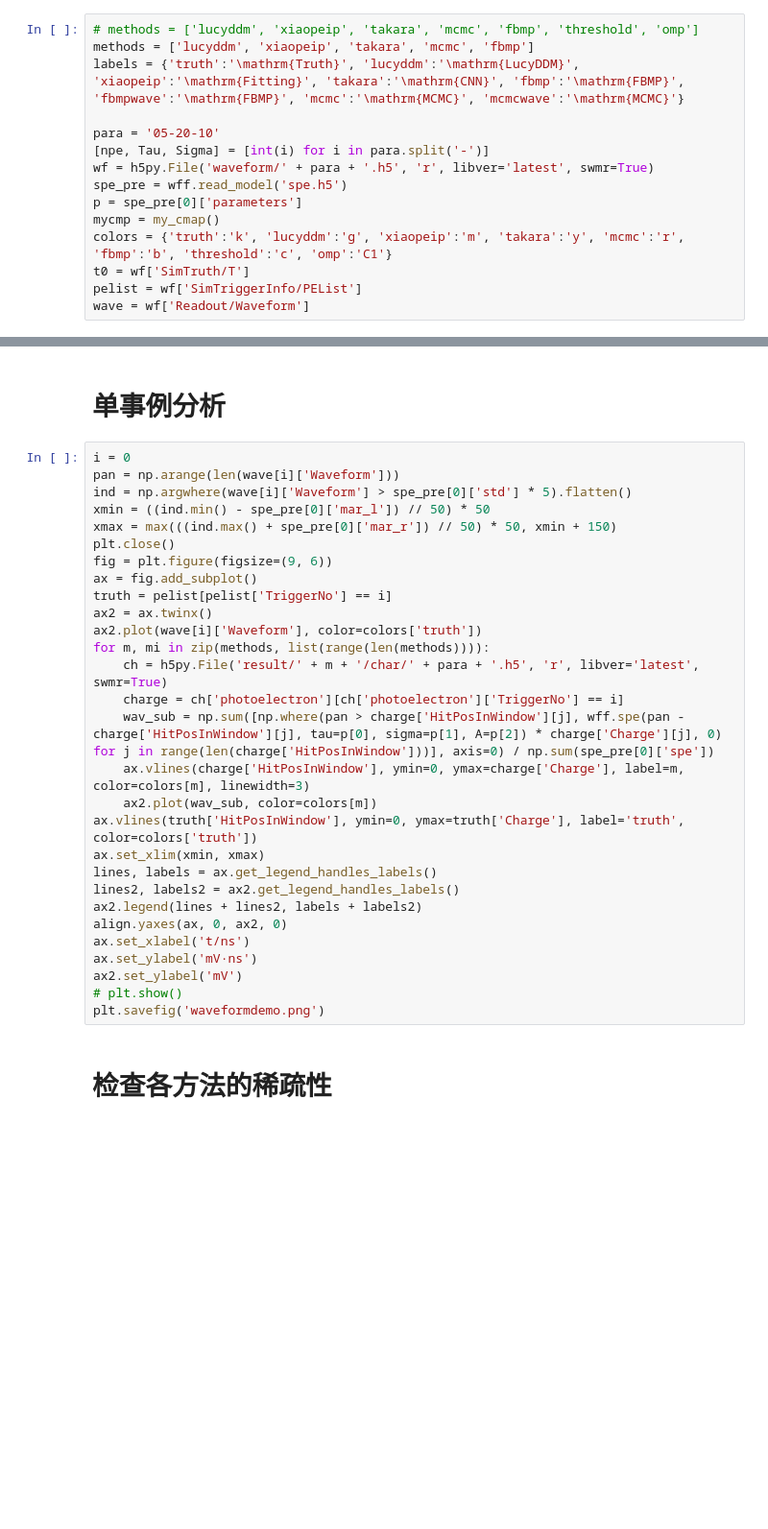
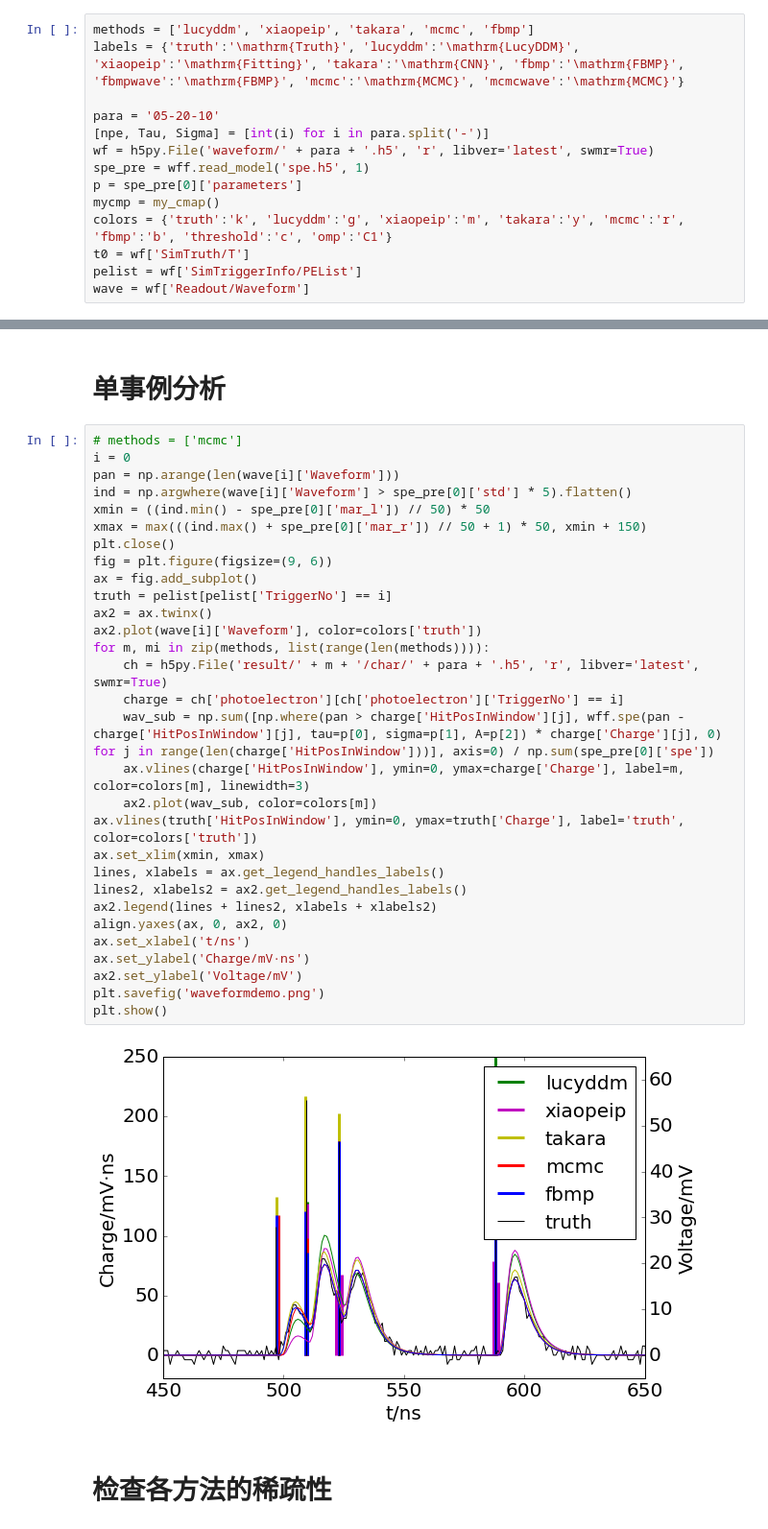
Before and after one commit to heroxbd/waveform-analysis, a Jupyter notebook: check.ipynb, the cells around one changed output, grey strips where cells are left out. Shown at 96% size. Drawn from its saved outputs; the diff is of its cells as text; blank space fills up the shorter version.

```diff
--- a/check.ipynb
+++ b/check.ipynb
@@ -37,14 +37,13 @@ def my_cmap():
 # %% [markdown]
 # 模拟中的时间分布
 # %%
-# methods = ['lucyddm', 'xiaopeip', 'takara', 'mcmc', 'fbmp', 'threshold', 'omp']
 methods = ['lucyddm', 'xiaopeip', 'takara', 'mcmc', 'fbmp']
 labels = {'truth':'\mathrm{Truth}', 'lucyddm':'\mathrm{LucyDDM}', 'xiaopeip':'\mathrm{Fitting}', 'takara':'\mathrm{CNN}', 'fbmp':'\mathrm{FBMP}', 'fbmpwave':'\mathrm{FBMP}', 'mcmc':'\mathrm{MCMC}', 'mcmcwave':'\mathrm{MCMC}'}
 
 para = '05-20-10'
 [npe, Tau, Sigma] = [int(i) for i in para.split('-')]
 wf = h5py.File('waveform/' + para + '.h5', 'r', libver='latest', swmr=True)
-spe_pre = wff.read_model('spe.h5')
+spe_pre = wff.read_model('spe.h5', 1)
 p = spe_pre[0]['parameters']
 mycmp = my_cmap()
 colors = {'truth':'k', 'lucyddm':'g', 'xiaopeip':'m', 'takara':'y', 'mcmc':'r', 'fbmp':'b', 'threshold':'c', 'omp':'C1'}
@@ -118,34 +126,37 @@ plt.show()
 # %% [markdown]
 # 单事例分析
 # %%
+# methods = ['mcmc']
 i = 0
 pan = np.arange(len(wave[i]['Waveform']))
 ind = np.argwhere(wave[i]['Waveform'] > spe_pre[0]['std'] * 5).flatten()
 xmin = ((ind.min() - spe_pre[0]['mar_l']) // 50) * 50
-xmax = max(((ind.max() + spe_pre[0]['mar_r']) // 50) * 50, xmin + 150)
+xmax = max(((ind.max() + spe_pre[0]['mar_r']) // 50 + 1) * 50, xmin + 150)
 plt.close()
 fig = plt.figure(figsize=(9, 6))
 ax = fig.add_subplot()
 truth = pelist[pelist['TriggerNo'] == i]
 ax2 = ax.twinx()
 ax2.plot(wave[i]['Waveform'], color=colors['truth'])
 for m, mi in zip(methods, list(range(len(methods)))):
     ch = h5py.File('result/' + m + '/char/' + para + '.h5', 'r', libver='latest', swmr=True)
     charge = ch['photoelectron'][ch['photoelectron']['TriggerNo'] == i]
     wav_sub = np.sum([np.where(pan > charge['HitPosInWindow'][j], wff.spe(pan - charge['HitPosInWindow'][j], tau=p[0], sigma=p[1], A=p[2]) * charge['Charge'][j], 0) for j in range(len(charge['HitPosInWindow']))], axis=0) / np.sum(spe_pre[0]['spe'])
     ax.vlines(charge['HitPosInWindow'], ymin=0, ymax=charge['Charge'], label=m, color=colors[m], linewidth=3)
     ax2.plot(wav_sub, color=colors[m])
 ax.vlines(truth['HitPosInWindow'], ymin=0, ymax=truth['Charge'], label='truth', color=colors['truth'])
 ax.set_xlim(xmin, xmax)
-lines, labels = ax.get_legend_handles_labels()
-lines2, labels2 = ax2.get_legend_handles_labels()
-ax2.legend(lines + lines2, labels + labels2)
+lines, xlabels = ax.get_legend_handles_labels()
+lines2, xlabels2 = ax2.get_legend_handles_labels()
+ax2.legend(lines + lines2, xlabels + xlabels2)
 align.yaxes(ax, 0, ax2, 0)
 ax.set_xlabel('t/ns')
-ax.set_ylabel('mV·ns')
-ax2.set_ylabel('mV')
-# plt.show()
+ax.set_ylabel('Charge/mV·ns')
+ax2.set_ylabel('Voltage/mV')
 plt.savefig('waveformdemo.png')
+plt.show()
+# %% [output]
+[figure, added]
 # %% [markdown]
 # 检查各方法的稀疏性
 # %%
```
Also changed, not shown: parts of 9 cells of this notebook, 23 other files.
